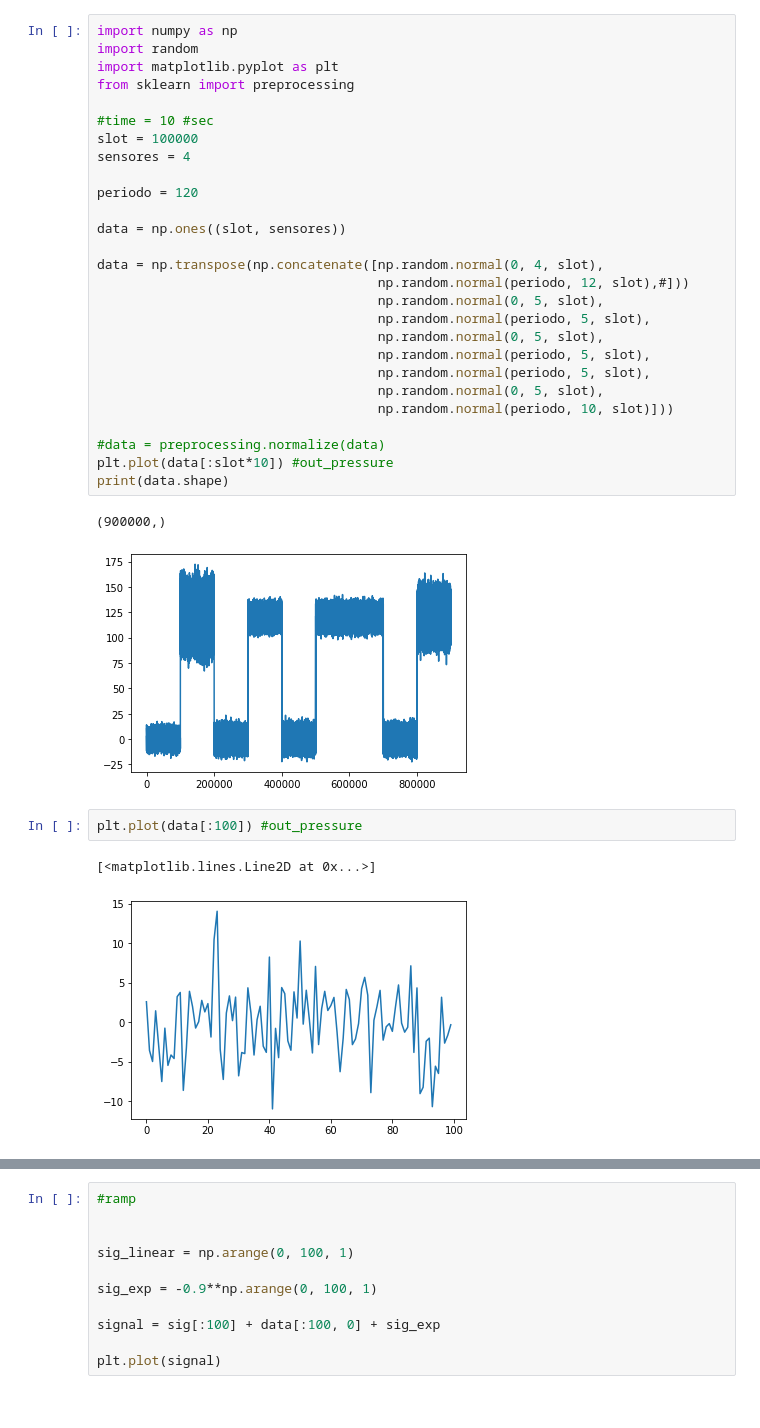
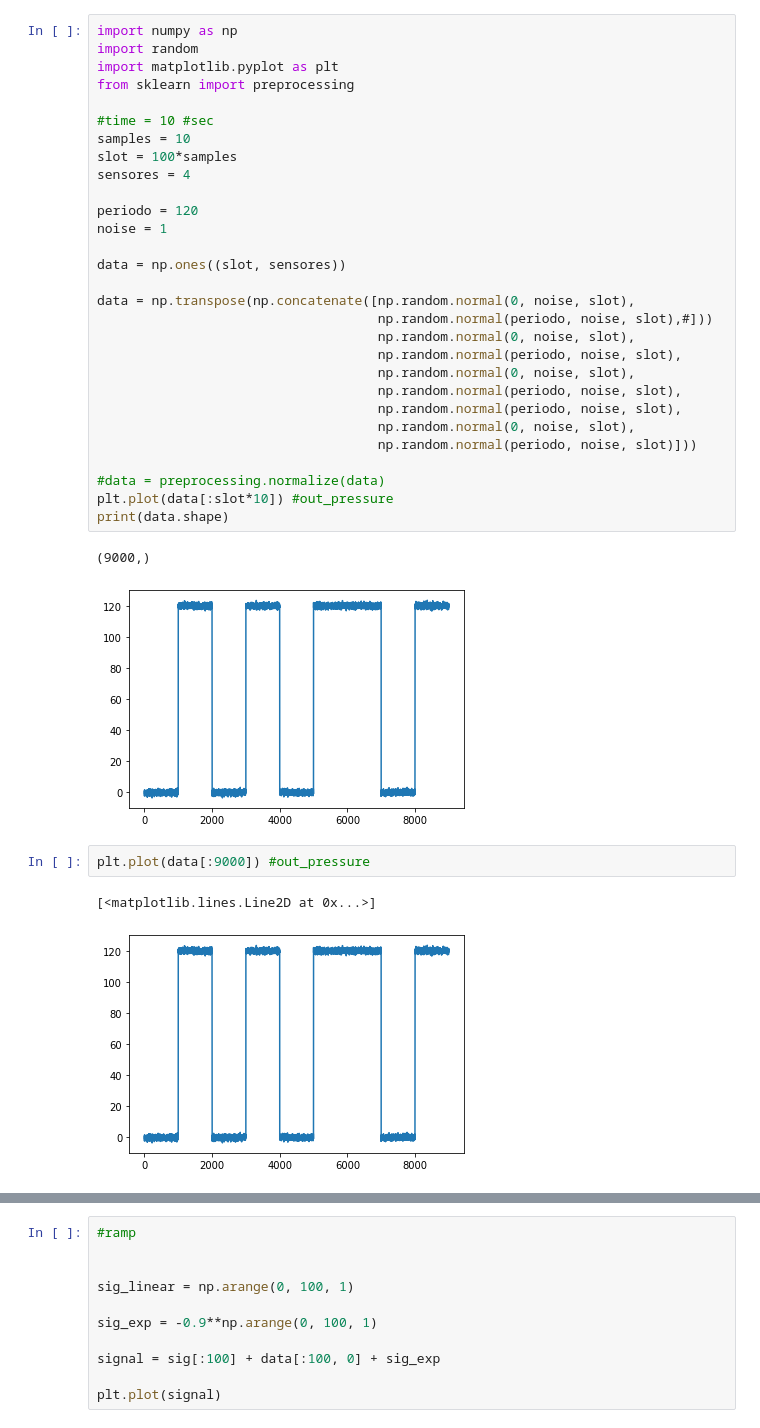
Before and after one commit to oliveiraMats2/Predictive_Maintenance_free_dataset, a Jupyter notebook: notebooks/create_new_database.ipynb, the cells around one changed output, grey strips where cells are left out. Saved outputs shown, nothing was run; the diff lists cells and outputs as text.

```diff
--- a/notebooks/create_new_database.ipynb
+++ b/notebooks/create_new_database.ipynb
@@ -1,36 +1,38 @@
 # %%
 import numpy as np
 import random
 import matplotlib.pyplot as plt
 from sklearn import preprocessing
 
 #time = 10 #sec
-slot = 100000
+samples = 10
+slot = 100*samples
 sensores = 4
 
 periodo = 120
+noise = 1
 
 data = np.ones((slot, sensores))
 
-data = np.transpose(np.concatenate([np.random.normal(0, 4, slot),
-                                    np.random.normal(periodo, 12, slot),#]))
-                                    np.random.normal(0, 5, slot),
-                                    np.random.normal(periodo, 5, slot),
-                                    np.random.normal(0, 5, slot),
-                                    np.random.normal(periodo, 5, slot),
-                                    np.random.normal(periodo, 5, slot),
-                                    np.random.normal(0, 5, slot),
-                                    np.random.normal(periodo, 10, slot)]))
+data = np.transpose(np.concatenate([np.random.normal(0, noise, slot),
+                                    np.random.normal(periodo, noise, slot),#]))
+                                    np.random.normal(0, noise, slot),
+                                    np.random.normal(periodo, noise, slot),
+                                    np.random.normal(0, noise, slot),
+                                    np.random.normal(periodo, noise, slot),
+                                    np.random.normal(periodo, noise, slot),
+                                    np.random.normal(0, noise, slot),
+                                    np.random.normal(periodo, noise, slot)]))
 
 #data = preprocessing.normalize(data)
 plt.plot(data[:slot*10]) #out_pressure
 print(data.shape)
 # %% [output]
-(900000,)
+(9000,)
-[figure, old version]
+[figure, new version]
 # %%
-plt.plot(data[:100]) #out_pressure
+plt.plot(data[:9000]) #out_pressure
 # %% [output]
 [<matplotlib.lines.Line2D at 0x...>]
-[figure, old version]
+[figure, new version]
 # %%
```
Also changed, not shown: parts of 5 cells of this notebook, 6 other files.
